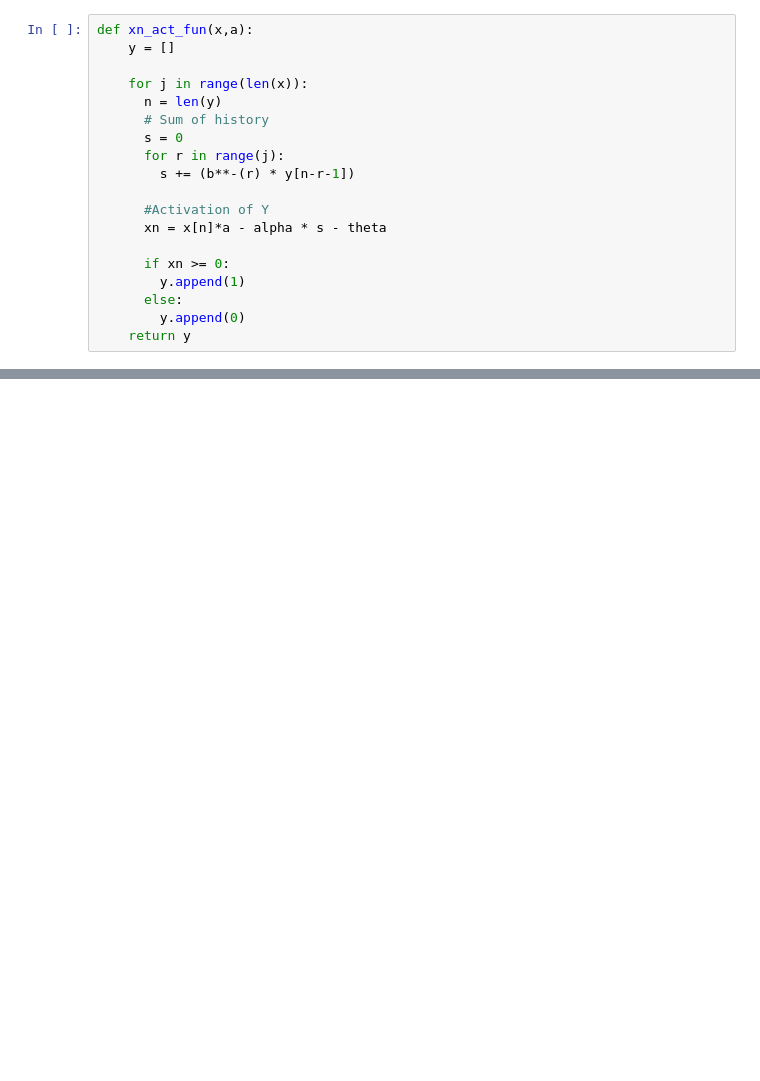
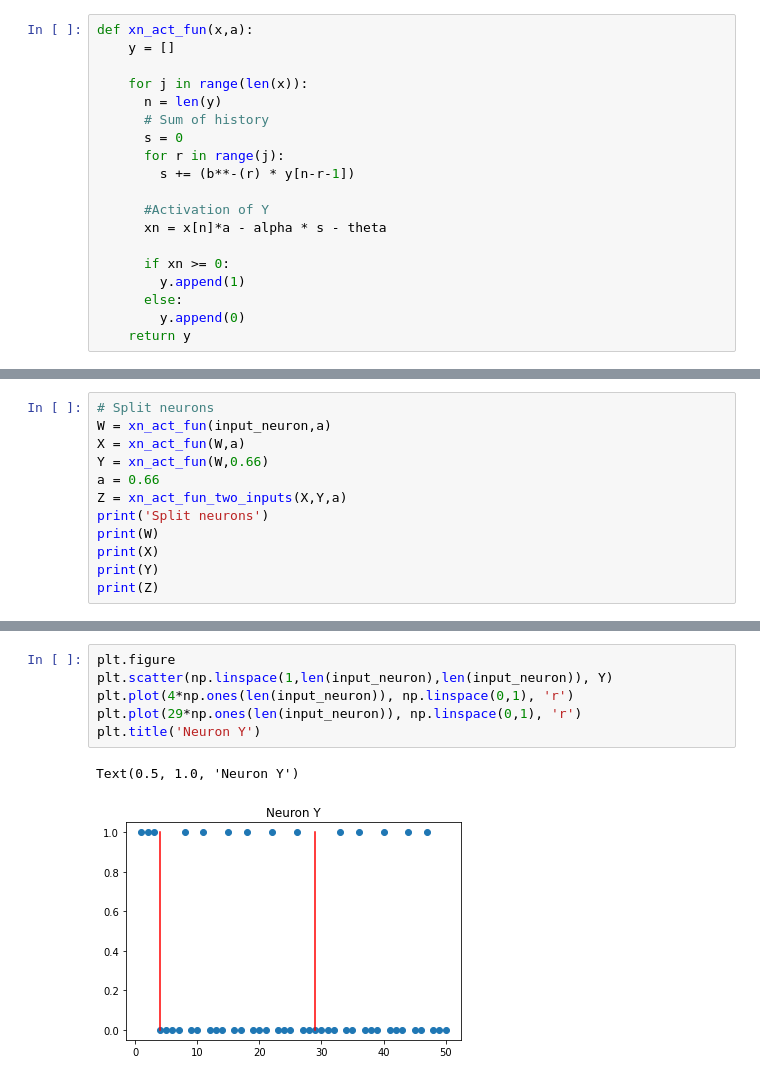
Before and after one commit to APL-tech/NeuronModel, a Jupyter notebook: Neuron Model.ipynb, the cells around one changed output, grey strips where cells are left out. Saved outputs shown, nothing was run; the diff lists cells and outputs as text; blank space fills up the shorter version.

```diff
--- a/Neuron Model.ipynb
+++ b/Neuron Model.ipynb
@@ -96,0 +83,12 @@ Split neurons
+# %%
+# Split neurons
+W = xn_act_fun(input_neuron,a)
+X = xn_act_fun(W,a)
+Y = xn_act_fun(W,0.66)
+a = 0.66
+Z = xn_act_fun_two_inputs(X,Y,a)
+print('Split neurons')
+print(W)
+print(X)
+print(Y)
+print(Z)
@@ -96,0 +107,9 @@ Split neurons
+# %%
+plt.figure
+plt.scatter(np.linspace(1,len(input_neuron),len(input_neuron)), Y)
+plt.plot(4*np.ones(len(input_neuron)), np.linspace(0,1), 'r')
+plt.plot(29*np.ones(len(input_neuron)), np.linspace(0,1), 'r')
+plt.title('Neuron Y')
+# %% [output]
+Text(0.5, 1.0, 'Neuron Y')
+[figure, added]
```
Also changed, not shown: parts of 10 cells of this notebook.
